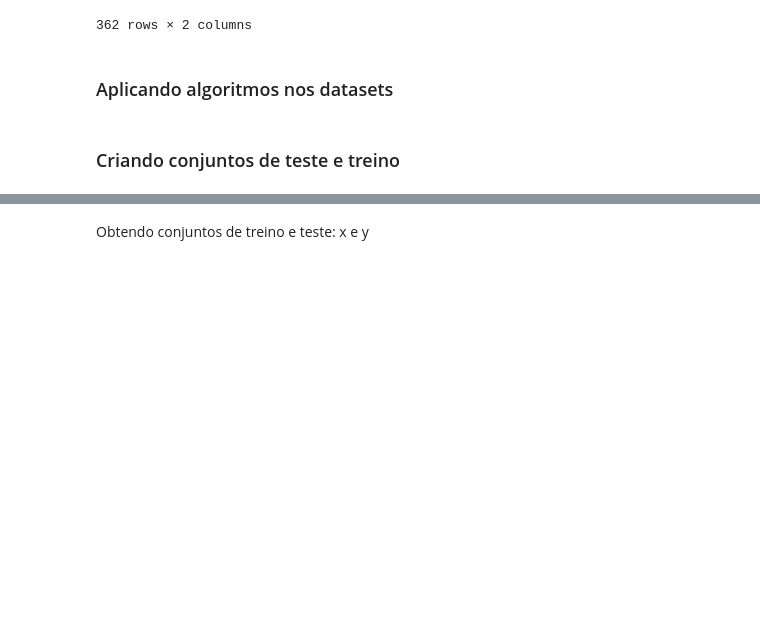
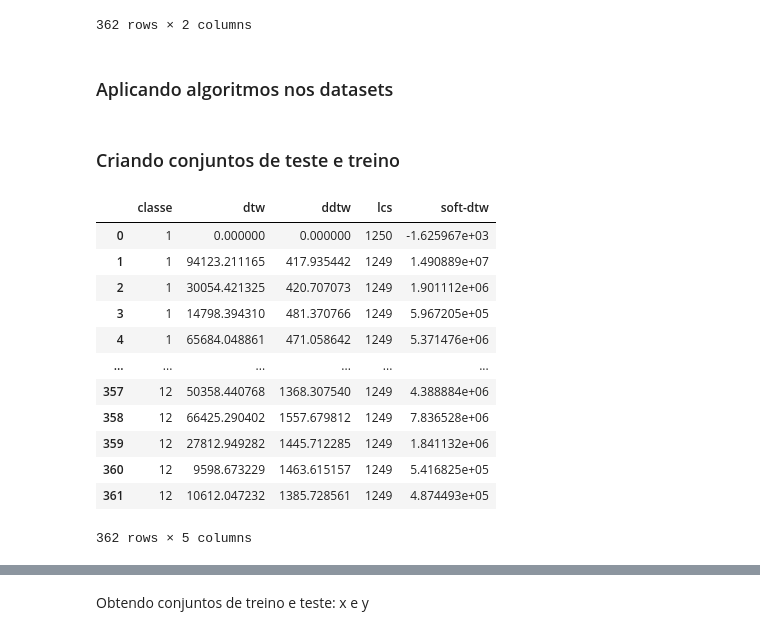
Before and after one commit to Henriquemcc/Trabalho_de_Implementacao_Projeto_e_Analise_Algoritmos-2026-1, a Jupyter notebook: Notebooks/Experimentos.ipynb, the cells around one changed output, grey strips where cells are left out. Drawn from its saved outputs; the diff is of its cells as text; code cells hidden in the pictures; blank space fills up the shorter version.

```diff
--- a/Notebooks/Experimentos.ipynb
+++ b/Notebooks/Experimentos.ipynb
@@ -214,3 +214,22 @@ def aplicar_algoritmos_series_temporais(dataset: pandas.DataFrame, indice_serie_
 dataset_exemplo_treino = aplicar_algoritmos_series_temporais(dataset_exemplo_treino)
 # %% [markdown]
 ### Criando conjuntos de teste e treino
+# %%
+dataset_exemplo_treino = dataset_exemplo_treino.drop(columns='SérieTemporal')
+dataset_exemplo_teste = dataset_exemplo_teste.drop(columns='SérieTemporal')
+# %%
+dataset_exemplo_treino
+# %% [output]
+|  | classe | dtw | ddtw | lcs | soft-dtw |
+| 0 | 1 | 0.000000 | 0.000000 | 1250 | -1.625967e+03 |
+| 1 | 1 | 94123.211165 | 417.935442 | 1249 | 1.490889e+07 |
+| 2 | 1 | 30054.421325 | 420.707073 | 1249 | 1.901112e+06 |
+| 3 | 1 | 14798.394310 | 481.370766 | 1249 | 5.967205e+05 |
+| 4 | 1 | 65684.048861 | 471.058642 | 1249 | 5.371476e+06 |
+| ... | ... | ... | ... | ... | ... |
+| 357 | 12 | 50358.440768 | 1368.307540 | 1249 | 4.388884e+06 |
+| 358 | 12 | 66425.290402 | 1557.679812 | 1249 | 7.836528e+06 |
+| 359 | 12 | 27812.949282 | 1445.712285 | 1249 | 1.841132e+06 |
+| 360 | 12 | 9598.673229 | 1463.615157 | 1249 | 5.416825e+05 |
+| 361 | 12 | 10612.047232 | 1385.728561 | 1249 | 4.874493e+05 |
+362 rows × 5 columns
```
Also changed, not shown: parts of 6 cells of this notebook.
